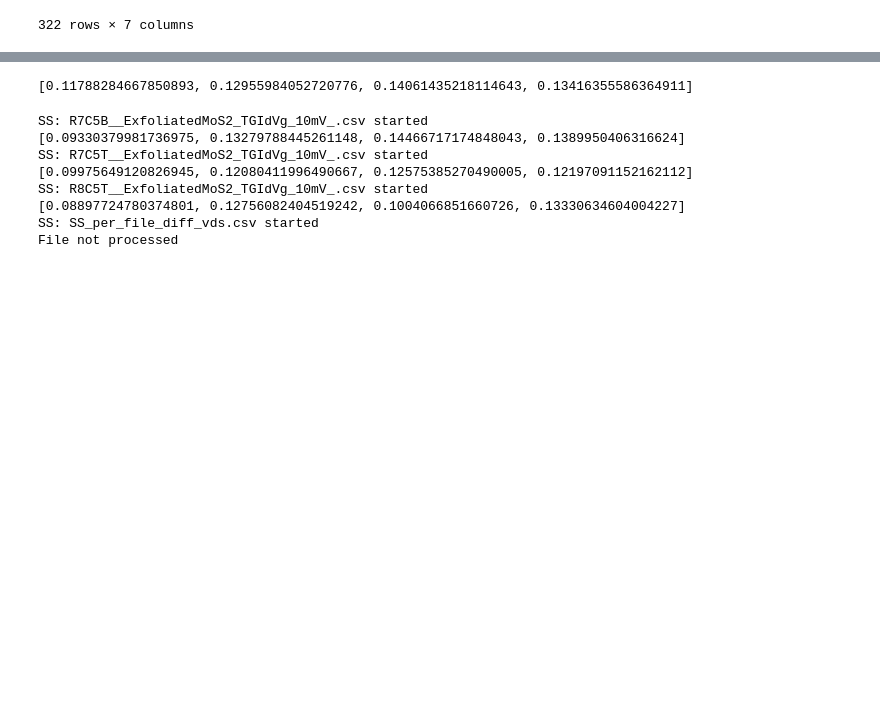
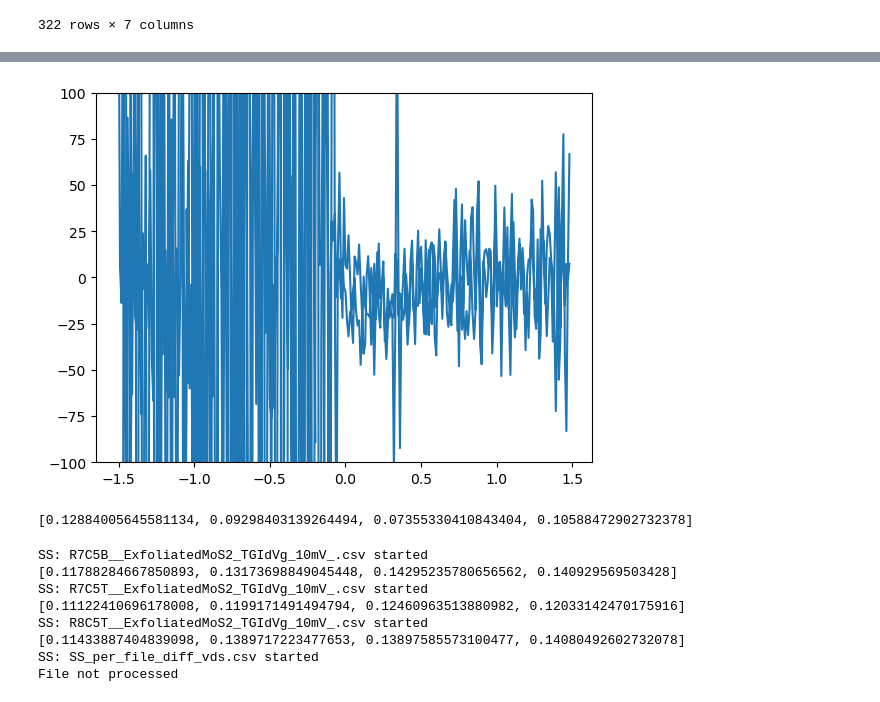
Before and after one commit to Integralophie/MoS2_data_cleaning, a Jupyter notebook: data_cleaning_IdVtg_10mV.ipynb, the cells around one changed output, grey strips where cells are left out. Drawn from its saved outputs; the diff is of its cells as text; code cells hidden in the pictures; blank space fills up the shorter version.

```diff
--- a/data_cleaning_IdVtg_10mV.ipynb
+++ b/data_cleaning_IdVtg_10mV.ipynb
@@ -274,7 +274,7 @@ def find_first_Id_above_threshold(data_list, threshold):
     except StopIteration:
         return -1
 # %%
-sigma = 0.5 # Standard deviation of the Gaussian kernel
+sigma = 0.1 # Standard deviation of the Gaussian kernel
 smoothed_Id = gaussian_filter1d(Id_sample, sigma)
 # %%
 dIdVg = np.gradient(np.log10(smoothed_Id),Vtg)
@@ -319,3 +332,11 @@ plt.show()
+# %%
+dIdVg = np.gradient(np.log10(smoothed_Id),Vtg)
+ddIdVg = np.gradient(dIdVg,Vtg)
+plt.plot(Vtg,ddIdVg)
+plt.ylim([-100,100])
+plt.show()
+# %% [output]
+[figure, added]
 # %%
 Id_0p1 = filtered_df['Id, V_D = 0.1'].to_numpy()
 Id_0p4 = filtered_df['Id, V_D = 0.4'].to_numpy()
@@ -334,7 +355,7 @@ for Id in [Id_0p1,Id_0p4,Id_0p7,Id_1p0]:
 
 print(SS_4)
 # %% [output]
-[0.11788284667850893, 0.12955984052720776, 0.14061435218114643, 0.13416355586364911]
+[0.12884005645581134, 0.09298403139264494, 0.07355330410843404, 0.10588472902732378]
 # %%
 SS = 1/max(dIdVg)
 Vtg_ss = Vtg[np.nanargmax(dIdVg)]
@@ -378,11 +399,11 @@ for file in file_list:
     SS_1p0.append(SS_4[3])
 # %% [output]
 SS: R7C5B__ExfoliatedMoS2_TGIdVg_10mV_.csv started
-[0.09330379981736975, 0.13279788445261148, 0.14466717174848043, 0.1389950406316624]
+[0.11788284667850893, 0.13173698849045448, 0.14295235780656562, 0.140929569503428]
 SS: R7C5T__ExfoliatedMoS2_TGIdVg_10mV_.csv started
-[0.09975649120826945, 0.12080411996490667, 0.12575385270490005, 0.12197091152162112]
+[0.11122410696178008, 0.1199171491494794, 0.12460963513880982, 0.12033142470175916]
 SS: R8C5T__ExfoliatedMoS2_TGIdVg_10mV_.csv started
-[0.08897724780374801, 0.12756082404519242, 0.1004066851660726, 0.13330634604004227]
+[0.11433887404839098, 0.1389717223477653, 0.13897585573100477, 0.14080492602732078]
 SS: SS_per_file_diff_vds.csv started
 File not processed
 # %%
```
Also changed, not shown: parts of 3 cells of this notebook, 1 other file.
